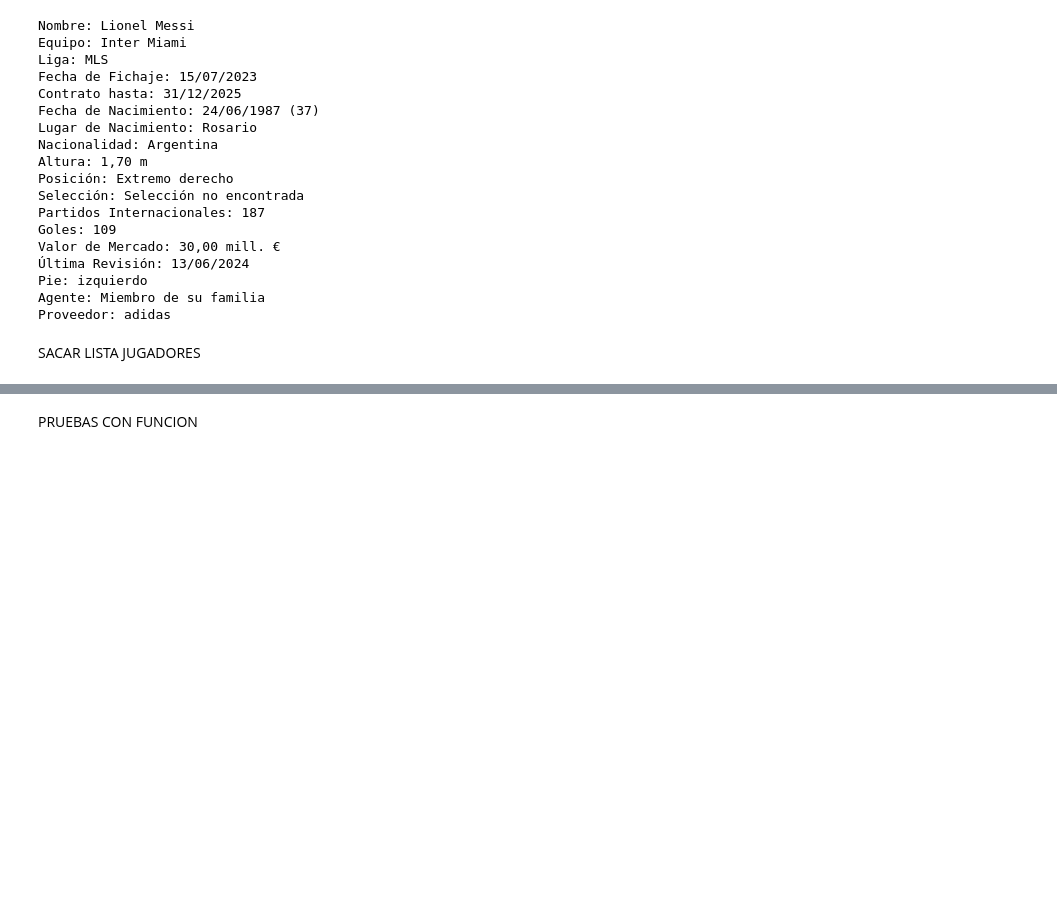
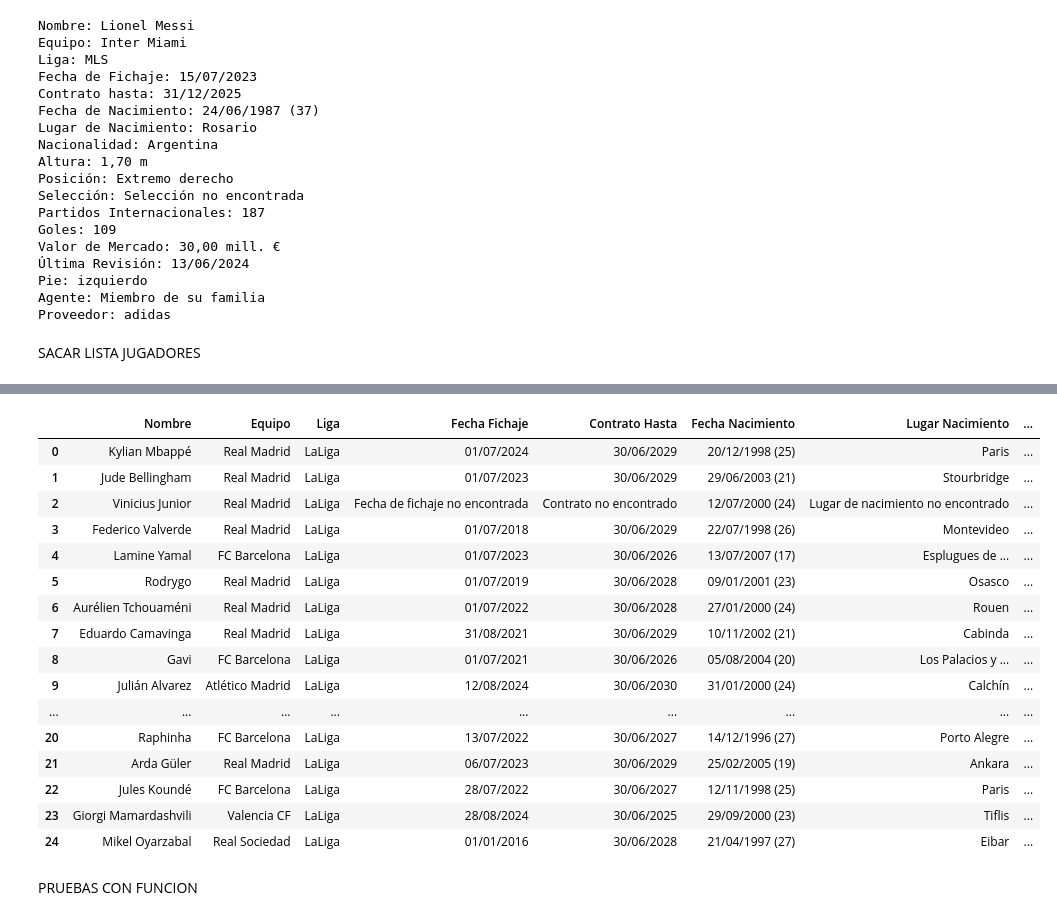
Before and after one commit to Lokhy87/DV7_GROUP, a Jupyter notebook: pruebas.ipynb, the cells around one changed output, grey strips where cells are left out. Saved outputs shown, nothing was run; the diff lists cells and outputs as text; code cells hidden in the pictures; blank space fills up the shorter version.

```diff
--- a/pruebas.ipynb
+++ b/pruebas.ipynb
@@ -307,3 +386,34 @@ Nombre: Cole Palmer, URL: https://www.transfermarkt.es/cole-palmer/profil/spiele
+# %%
+
+# Convertir el diccionario en una lista de diccionarios para crear el DataFrame
+data_list = []
+for player_name, datos in info_completa_jugadores.items():
+    # Añadir el nombre del jugador a los datos
+    datos['Nombre'] = player_name
+    data_list.append(datos)
+
+# Crear el DataFrame
+df = pd.DataFrame(data_list)
+# %%
+df
+# %% [output]
+|  | Nombre | Equipo | Liga | Fecha Fichaje | Contrato Hasta | Fecha Nacimiento | Lugar Nacimiento | ... |
+| 0 | Kylian Mbappé | Real Madrid | LaLiga | 01/07/2024 | 30/06/2029 | 20/12/1998 (25) | Paris | ... |
+| 1 | Jude Bellingham | Real Madrid | LaLiga | 01/07/2023 | 30/06/2029 | 29/06/2003 (21) | Stourbridge | ... |
+| 2 | Vinicius Junior | Real Madrid | LaLiga | Fecha de fichaje no encontrada | Contrato no encontrado | 12/07/2000 (24) | Lugar de nacimiento no encontrado | ... |
+| 3 | Federico Valverde | Real Madrid | LaLiga | 01/07/2018 | 30/06/2029 | 22/07/1998 (26) | Montevideo | ... |
+| 4 | Lamine Yamal | FC Barcelona | LaLiga | 01/07/2023 | 30/06/2026 | 13/07/2007 (17) | Esplugues de ... | ... |
+| 5 | Rodrygo | Real Madrid | LaLiga | 01/07/2019 | 30/06/2028 | 09/01/2001 (23) | Osasco | ... |
+| 6 | Aurélien Tchouaméni | Real Madrid | LaLiga | 01/07/2022 | 30/06/2028 | 27/01/2000 (24) | Rouen | ... |
+| 7 | Eduardo Camavinga | Real Madrid | LaLiga | 31/08/2021 | 30/06/2029 | 10/11/2002 (21) | Cabinda | ... |
+| 8 | Gavi | FC Barcelona | LaLiga | 01/07/2021 | 30/06/2026 | 05/08/2004 (20) | Los Palacios y ... | ... |
+| 9 | Julián Alvarez | Atlético Madrid | LaLiga | 12/08/2024 | 30/06/2030 | 31/01/2000 (24) | Calchín | ... |
+| ... | ... | ... | ... | ... | ... | ... | ... | ... |
+| 20 | Raphinha | FC Barcelona | LaLiga | 13/07/2022 | 30/06/2027 | 14/12/1996 (27) | Porto Alegre | ... |
+| 21 | Arda Güler | Real Madrid | LaLiga | 06/07/2023 | 30/06/2029 | 25/02/2005 (19) | Ankara | ... |
+| 22 | Jules Koundé | FC Barcelona | LaLiga | 28/07/2022 | 30/06/2027 | 12/11/1998 (25) | Paris | ... |
+| 23 | Giorgi Mamardashvili | Valencia CF | LaLiga | 28/08/2024 | 30/06/2025 | 29/09/2000 (23) | Tiflis | ... |
+| 24 | Mikel Oyarzabal | Real Sociedad | LaLiga | 01/01/2016 | 30/06/2028 | 21/04/1997 (27) | Eibar | ... |
 # %% [markdown]
 PRUEBAS CON FUNCION
 # %%
```
Also changed, not shown: parts of 4 cells of this notebook, 1 other file.
